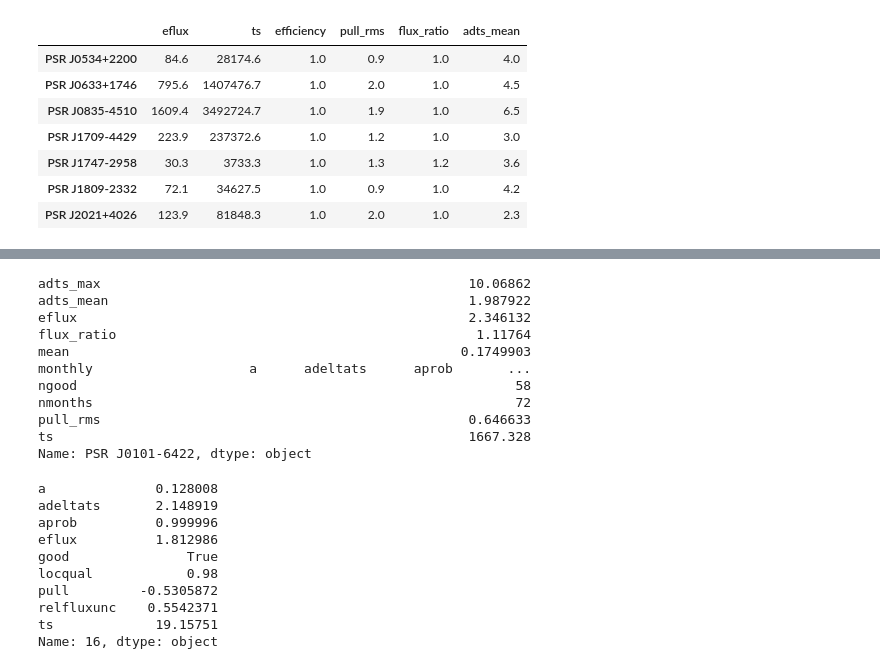
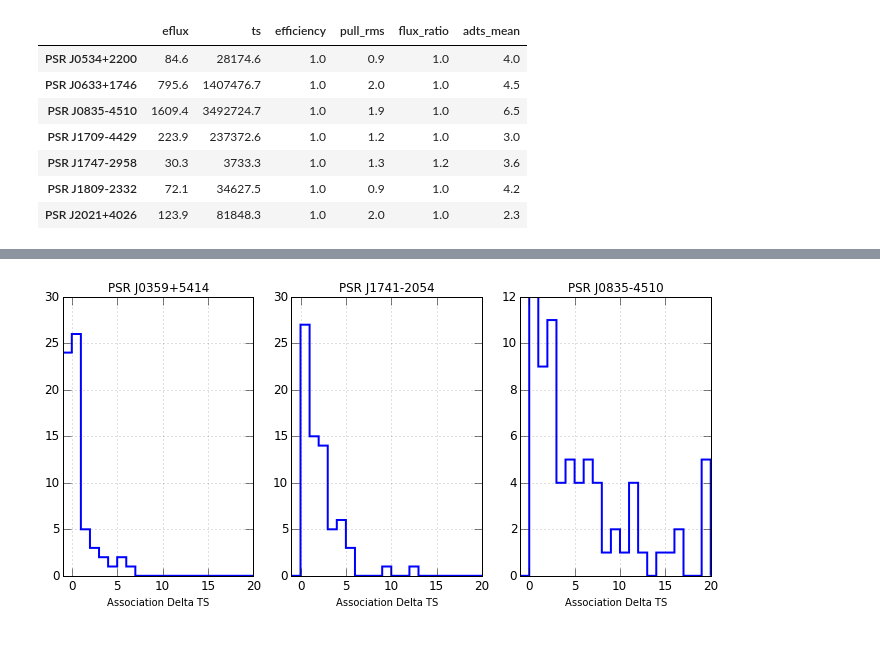
Before and after one commit to tburnett/Fermi-LAT, a Jupyter notebook: transients/pulsar study.ipynb, the cells around one changed output, grey strips where cells are left out. Drawn from its saved outputs; the diff is of its cells as text; code cells hidden in the pictures; blank space fills up the shorter version.

```diff
--- a/transients/pulsar study.ipynb
+++ b/transients/pulsar study.ipynb
@@ -122,7 +113,0 @@ Not surprisingly, this set correlates with the very strong sources that are affe
-# %%
-fig, ax = plt.subplots(1,1, figsize=(5,5))
-xlim=(-1,20)
-ax.hist(np.asarray(adts,float).clip(*xlim),
-        np.linspace(xlim[0],xlim[1],22), histtype='step');
-ax.grid(True, alpha=0.5)
-plt.setp(ax, xlabel='Association Delta TS', xlim=xlim, title=sname);
@@ -131,31 +114,6 @@ plt.setp(ax, xlabel='Association Delta TS', xlim=xlim, title=sname);
-# %%
-ta = psrinfo.ta
-reload(transientinfo)
-psrinfo=transientinfo.PSRinfo(ta)
-# %%
-t =psrinfo['PSR J0101-6422']; t
-# %% [output]
-adts_max                                               10.06862
-adts_mean                                              1.987922
-eflux                                                  2.346132
-flux_ratio                                              1.11764
-mean                                                  0.1749903
-monthly                    a      adeltats      aprob       ...
-ngood                                                        58
-nmonths                                                      72
-pull_rms                                               0.646633
-ts                                                     1667.328
-Name: PSR J0101-6422, dtype: object
-# %%
-t.monthly.ix[16]
-# %% [output]
-a              0.128008
-adeltats       2.148919
-aprob          0.999996
-eflux          1.812986
-good               True
-locqual            0.98
-pull         -0.5305872
-relfluxunc    0.5542371
-ts             19.15751
-Name: 16, dtype: object
+# %%
+dfig, axx = plt.subplots(1,3, figsize=(12,5))
+for sname, ax in zip(snames, axx.flatten()):
+    psrinfo.association_delta_ts(sname, ax=ax);
+# %% [output]
+[figure, added]
```
Also changed, not shown: parts of 14 cells of this notebook.
